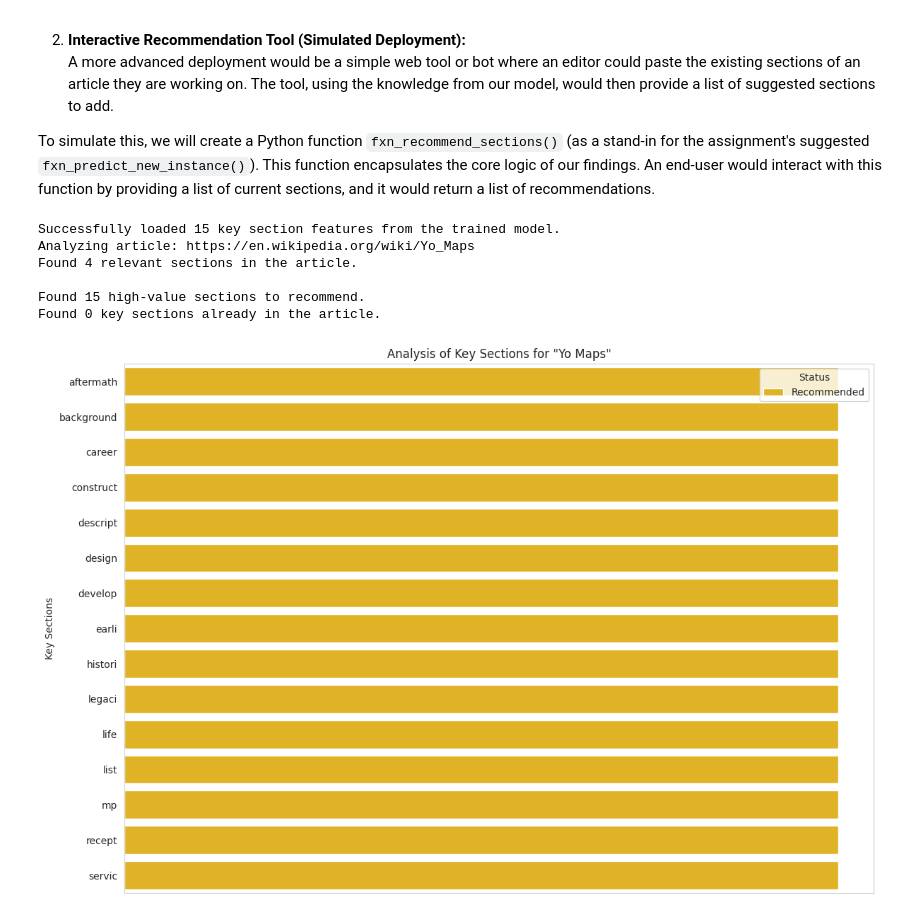
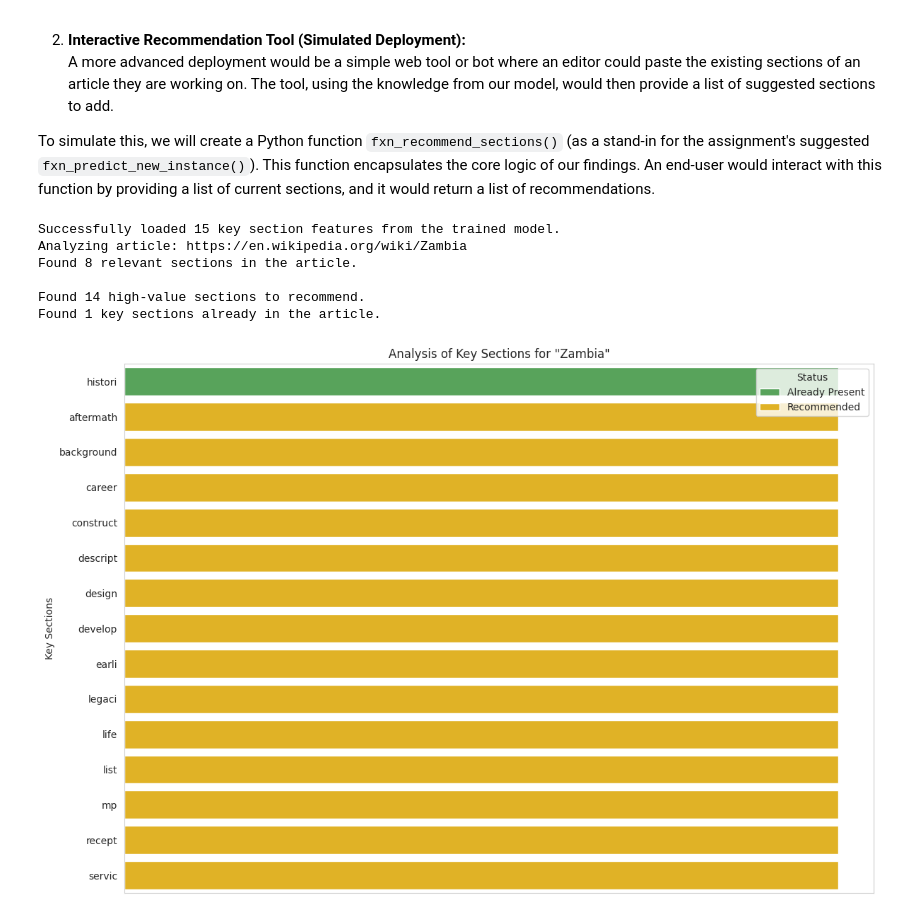
Before and after one commit to MaetrixTraey/code-unza25-csc4792-project_team_6-repository-for-Project-Team-6, a Jupyter notebook: code_unza25_csc4792_project_team_6_notebook.ipynb, the cells around one changed output. Cells and saved outputs as stored; diff of their text form; code cells hidden in the pictures.

```diff
--- a/code_unza25_csc4792_project_team_6_notebook.ipynb
+++ b/code_unza25_csc4792_project_team_6_notebook.ipynb
@@ -217,7 +217,7 @@ for title in zambian_article_titles:
             "url": f"https://en.wikipedia.org/wiki/{title.replace(' ', '_')}",
             "category": "target_zambian"
         })
-    time.sleep(0.5)  # polite delay
+    time.sleep(0.1)  # polite delay
 
 # 6. Convert to DataFrame and save
 zambian_df = pd.DataFrame(zambian_articles_data)
@@ -269,7 +269,7 @@ for title in featured_article_titles_sampled:
             "url": f"https://en.wikipedia.org/wiki/{title.replace(' ', '_')}",
             "category": "reference_featured"
         })
-    time.sleep(0.5)  # polite delay
+    time.sleep(0.1)  # polite delay
 
 # 9. Convert to DataFrame and save
 featured_df = pd.DataFrame(featured_articles_data)
@@ -1313,11 +1316,8 @@ The insights from this project can be deployed in several ways to assist Zambian
 
 To simulate this, we will create a Python function `fxn_recommend_sections()` (as a stand-in for the assignment's suggested `fxn_predict_new_instance()`). This function encapsulates the core logic of our findings. An end-user would interact with this function by providing a list of current sections, and it would return a list of recommendations.
 # %%
-# This is the code for the deployment phase of your project.
-# Copy and paste this entire block into a new cell in your Google Colab notebook.
-# Make sure you have run all previous cells, especially the one that trains the RandomForestClassifier.
 
-# --- Import necessary libraries ---
+# Import necessary libraries
 import requests
 import mwparserfromhell
 import pandas as pd
@@ -1329,7 +1329,7 @@ from nltk.corpus import stopwords
 from nltk.stem import PorterStemmer
 import nltk
 
-# --- Ensure NLTK data is available ---
+# Ensure NLTK data is available
 def download_nltk_data():
     try:
         nltk.data.find('tokenizers/punkt')
@@ -1340,7 +1340,7 @@ def download_nltk_data():
 
 download_nltk_data()
 
-# --- Helper Functions (from Data Preparation & Modeling) ---
+#  Helper Functions
 
 def fetch_wikitext(title, lang="en"):
     """Fetches the raw wikitext for a given Wikipedia article title."""
@@ -1397,8 +1397,7 @@ def fxn_filter_non_informative_headers(section_headers):
     ]]
     return [header for header in section_headers if header and header not in non_informative]
 
-# --- Main Deployment Function (Updated) ---
-
+# Main Deployment Function
 def suggest_missing_sections_for_article(url, top_features_knowledge_base):
     """
     This function takes a Wikipedia article URL, scrapes its sections, compares them
@@ -1470,39 +1469,37 @@ def suggest_missing_sections_for_article(url, top_features_knowledge_base):
     plt.tight_layout()
     plt.show()
 
 
-# --- Example Usage ---
-# IMPORTANT: This assumes that 'X_train' and 'rf_classifier' from your modeling phase are already in memory.
 
 def run_deployment_example():
     try:
         feature_names = X_train.columns
         feature_importances = pd.DataFrame({'feature': feature_names, 'importance': rf_classifier.feature_importances_})
         feature_importances = feature_importances.sort_values('importance', ascending=False)
 
         TOP_N_FEATURES = 15
         top_features = feature_importances.head(TOP_N_FEATURES)['feature'].tolist()
         print(f"Successfully loaded {len(top_features)} key section features from the trained model.")
 
-        wikipedia_article_url = "https://en.wikipedia.org/wiki/Yo_Maps"
+        wikipedia_article_url = "https://en.wikipedia.org/wiki/Zambia"
 
         suggest_missing_sections_for_article(wikipedia_article_url, top_features)
 
     except NameError:
         print("""
         ************************************************************************************
         * ERROR: Could not find 'rf_classifier' or 'X_train'.                           *
         * Please ensure you have run all the cells from your modeling notebook first.    *
         ************************************************************************************
         """)
 
-# To run the example, call this function in your Colab cell.
+
 run_deployment_example()
 # %% [output]
 Successfully loaded 15 key section features from the trained model.
-Analyzing article: https://en.wikipedia.org/wiki/Yo_Maps
-Found 4 relevant sections in the article.
+Analyzing article: https://en.wikipedia.org/wiki/Zambia
+Found 8 relevant sections in the article.
 
-Found 15 high-value sections to recommend.
-Found 0 key sections already in the article.
+Found 14 high-value sections to recommend.
+Found 1 key sections already in the article.
-[figure, old version]
+[figure, new version]
```
Also changed, not shown: parts of 11 cells of this notebook.
